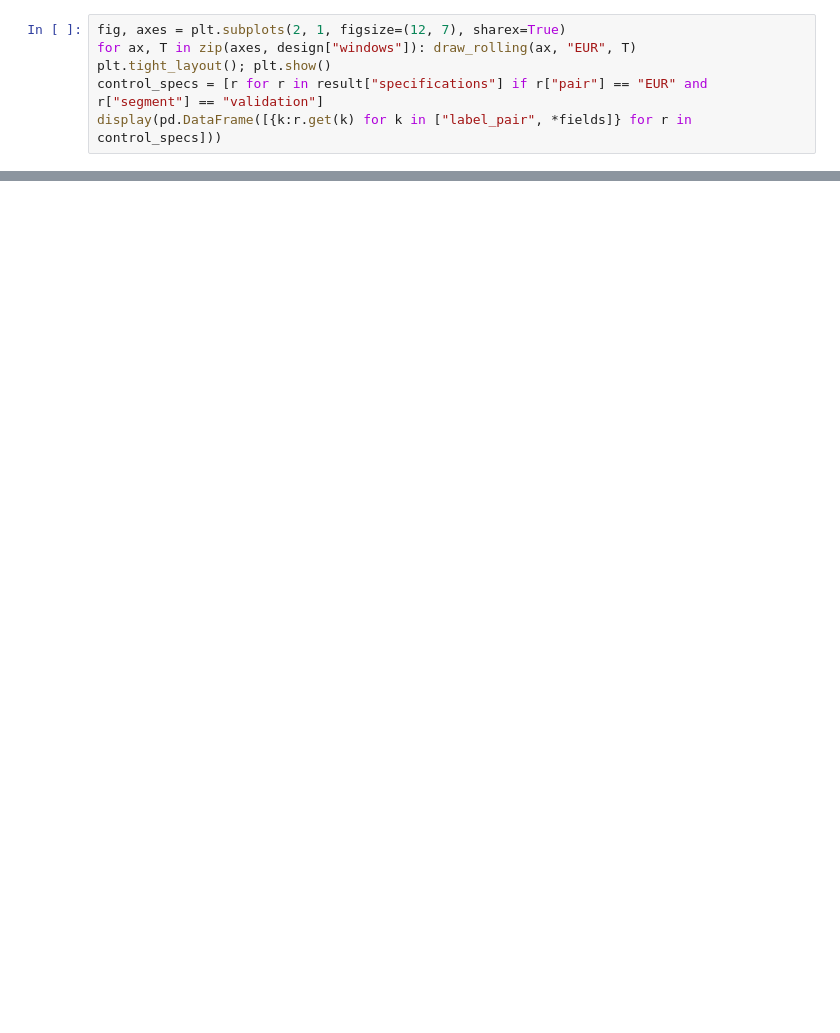
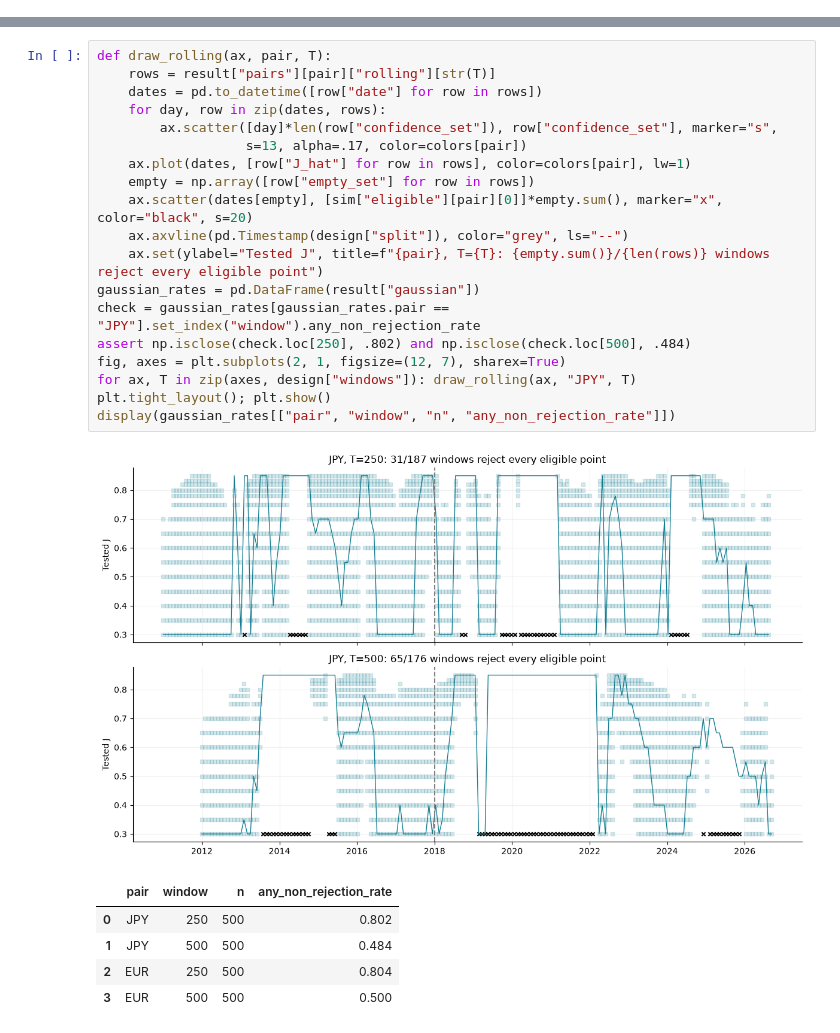
Before and after one commit to mghouse17/PBMRS-1, a Jupyter notebook: Public Repo/notebooks/03_fx_regime_calibration.ipynb, the cells around one changed output, grey strips where cells are left out. Drawn from its saved outputs; the diff is of its cells as text; blank space fills up the shorter version.

```diff
--- a/Public Repo/notebooks/03_fx_regime_calibration.ipynb
+++ b/Public Repo/notebooks/03_fx_regime_calibration.ipynb
@@ -298,6 +0,0 @@ replace an unfavourable primary JPY result.
-# %%
-fig, axes = plt.subplots(2, 1, figsize=(12, 7), sharex=True)
-for ax, T in zip(axes, design["windows"]): draw_rolling(ax, "EUR", T)
-plt.tight_layout(); plt.show()
-control_specs = [r for r in result["specifications"] if r["pair"] == "EUR" and r["segment"] == "validation"]
-display(pd.DataFrame([{k:r.get(k) for k in ["label_pair", *fields]} for r in control_specs]))
@@ -625,0 +208,26 @@ All raw, source and simulation manifests validated at notebook start.
+# %%
+def draw_rolling(ax, pair, T):
+    rows = result["pairs"][pair]["rolling"][str(T)]
+    dates = pd.to_datetime([row["date"] for row in rows])
+    for day, row in zip(dates, rows):
+        ax.scatter([day]*len(row["confidence_set"]), row["confidence_set"], marker="s",
+                   s=13, alpha=.17, color=colors[pair])
+    ax.plot(dates, [row["J_hat"] for row in rows], color=colors[pair], lw=1)
+    empty = np.array([row["empty_set"] for row in rows])
+    ax.scatter(dates[empty], [sim["eligible"][pair][0]]*empty.sum(), marker="x", color="black", s=20)
+    ax.axvline(pd.Timestamp(design["split"]), color="grey", ls="--")
+    ax.set(ylabel="Tested J", title=f"{pair}, T={T}: {empty.sum()}/{len(rows)} windows reject every eligible point")
+gaussian_rates = pd.DataFrame(result["gaussian"])
+check = gaussian_rates[gaussian_rates.pair == "JPY"].set_index("window").any_non_rejection_rate
+assert np.isclose(check.loc[250], .802) and np.isclose(check.loc[500], .484)
+fig, axes = plt.subplots(2, 1, figsize=(12, 7), sharex=True)
+for ax, T in zip(axes, design["windows"]): draw_rolling(ax, "JPY", T)
+plt.tight_layout(); plt.show()
+display(gaussian_rates[["pair", "window", "n", "any_non_rejection_rate"]])
+# %% [output]
+[figure, added]
+|  | pair | window | n | any_non_rejection_rate |
+| 0 | JPY | 250 | 500 | 0.802 |
+| 1 | JPY | 500 | 500 | 0.484 |
+| 2 | EUR | 250 | 500 | 0.804 |
+| 3 | EUR | 500 | 500 | 0.500 |
```
Also changed, not shown: parts of 65 cells of this notebook, 14 other files.
